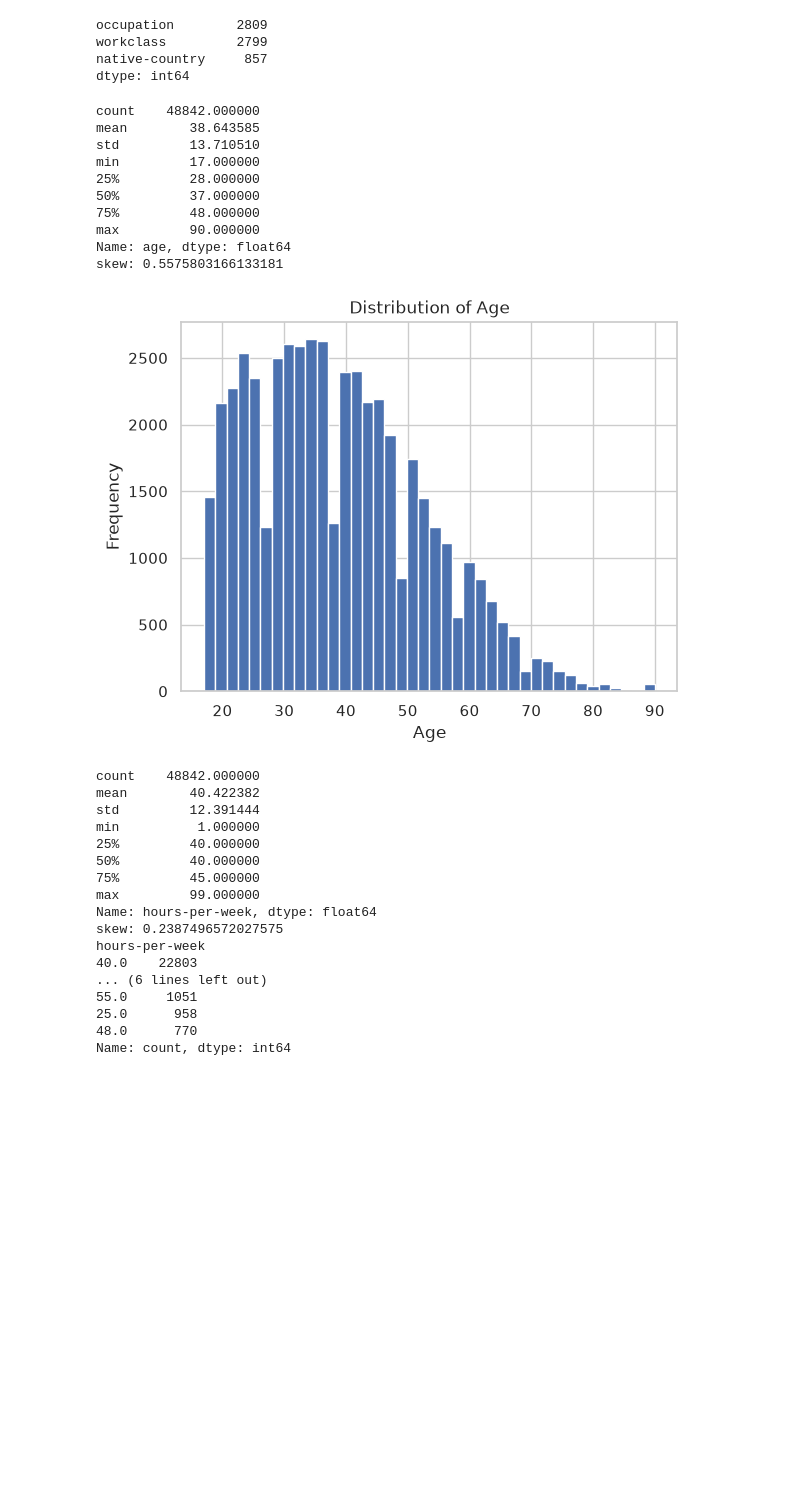
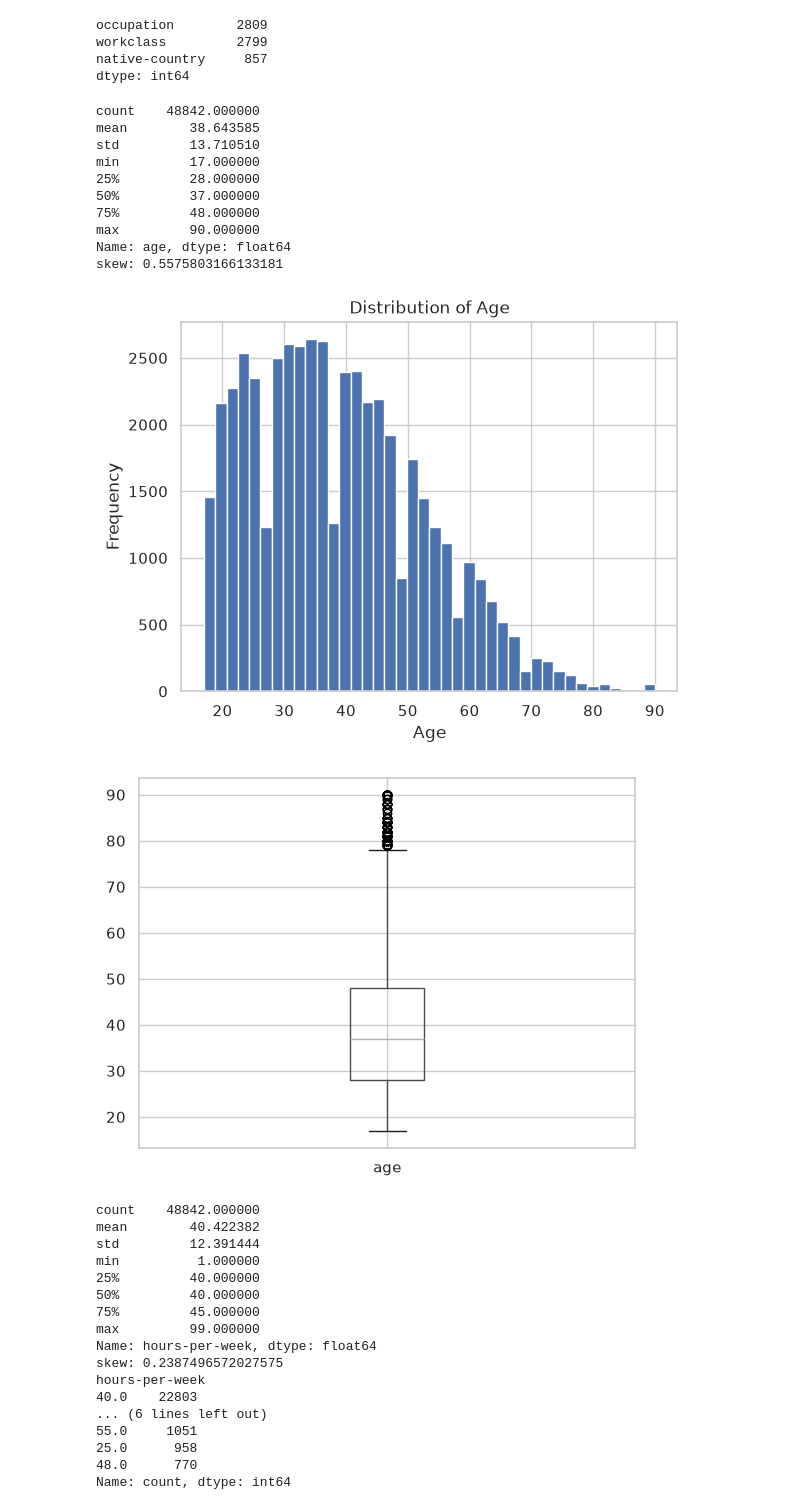
Before and after one commit to Galacticica/data-science-class, a Jupyter notebook: People/people.ipynb, the cells around one changed output. Saved outputs shown, nothing was run; the diff lists cells and outputs as text; code cells hidden in the pictures; blank space fills up the shorter version.

```diff
--- a/People/people.ipynb
+++ b/People/people.ipynb
@@ -41,24 +41,28 @@ dtype: int64
 # %%
 print(df["age"].describe())
 print("skew:", df["age"].skew())
 
 plt.title("Distribution of Age")
 plt.xlabel("Age")
 plt.ylabel("Frequency")
 df["age"].hist(bins=40)
 plt.show()
+
+df.boxplot(column="age")
+plt.show()
 # %% [output]
 count    48842.000000
 mean        38.643585
 std         13.710510
 min         17.000000
 25%         28.000000
 50%         37.000000
 75%         48.000000
 max         90.000000
 Name: age, dtype: float64
 skew: 0.5575803166133181
 [figure]
+[figure, added]
 # %%
 print(df["hours-per-week"].describe())
 print("skew:", df["hours-per-week"].skew())
```
Also changed, not shown: parts of 14 cells of this notebook.
